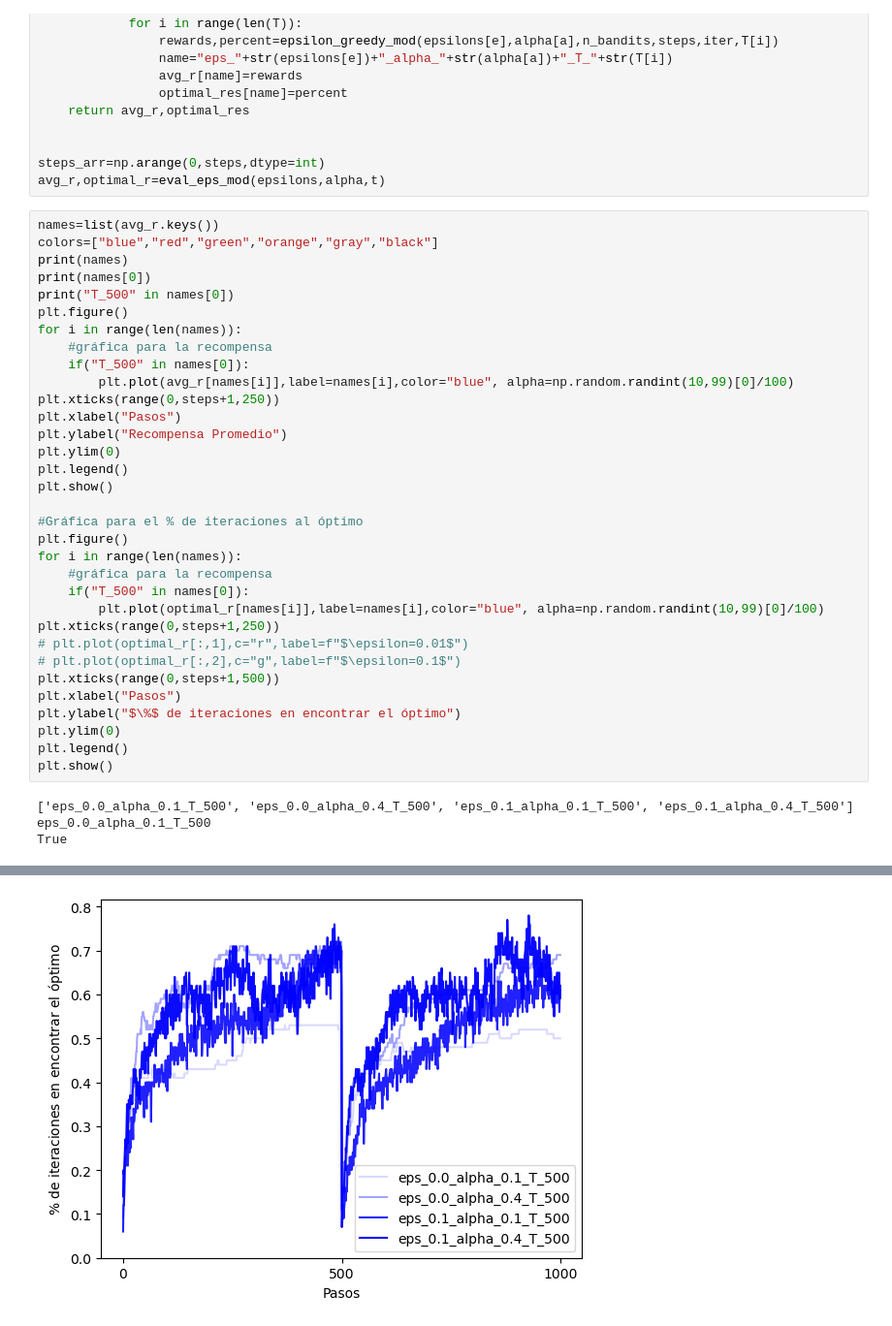
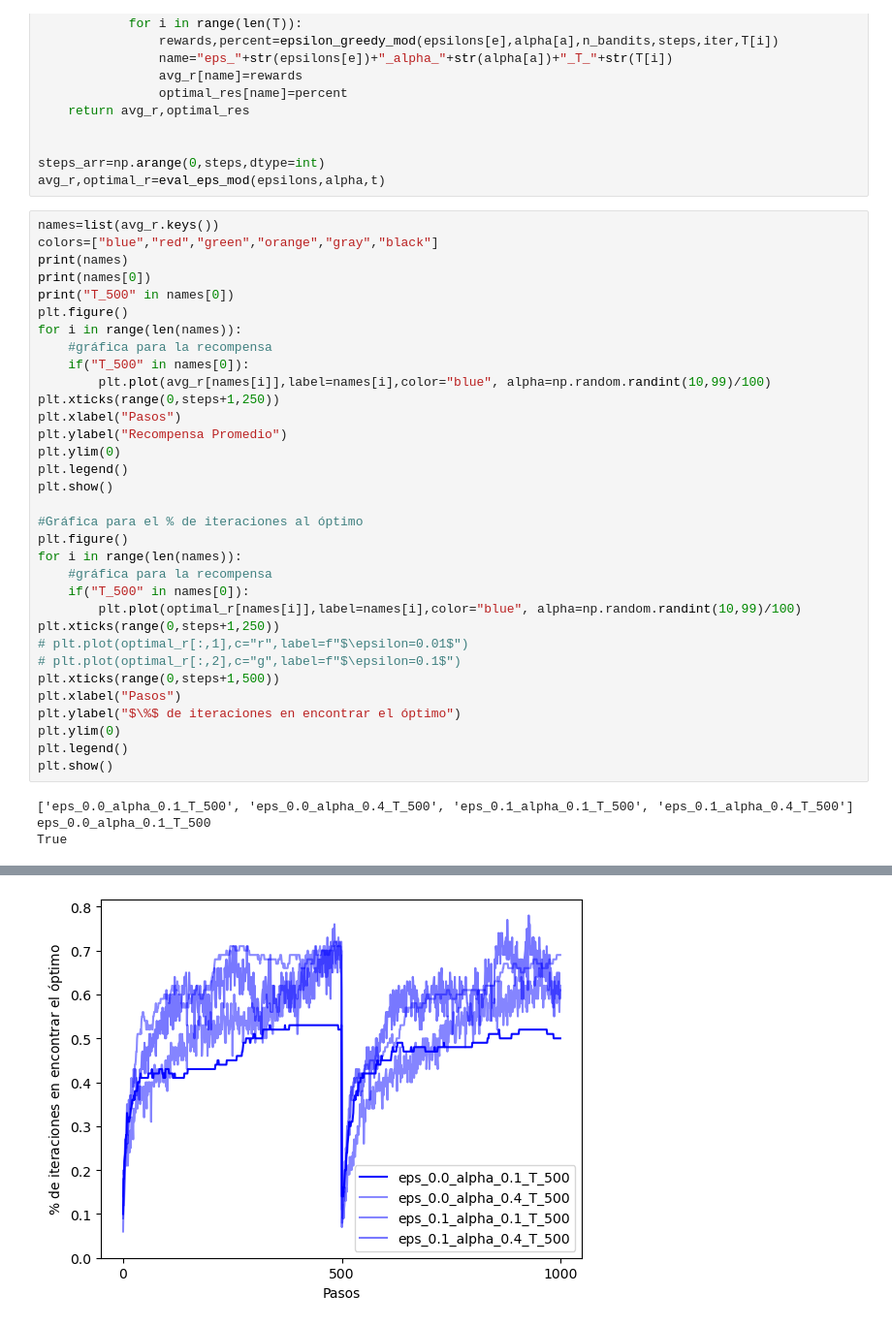
Before and after one commit to wilmarc/Reinforcement-Learning, a Jupyter notebook: hw1-wacg/Tarea1_wacg.ipynb, the cells around one changed output, grey strips where cells are left out. Shown: that part at 97% size. Cells and saved outputs as stored; diff of their text form.

```diff
--- a/hw1-wacg/Tarea1_wacg.ipynb
+++ b/hw1-wacg/Tarea1_wacg.ipynb
@@ -384,7 +384,7 @@ plt.figure()
 for i in range(len(names)):
     #gráfica para la recompensa
     if("T_500" in names[0]):
-        plt.plot(avg_r[names[i]],label=names[i],color="blue", alpha=np.random.randint(10,99)[0]/100)
+        plt.plot(avg_r[names[i]],label=names[i],color="blue", alpha=np.random.randint(10,99)/100)
 plt.xticks(range(0,steps+1,250))
 plt.xlabel("Pasos")
 plt.ylabel("Recompensa Promedio")
@@ -397,7 +397,7 @@ plt.figure()
 for i in range(len(names)):
     #gráfica para la recompensa
     if("T_500" in names[0]):
-        plt.plot(optimal_r[names[i]],label=names[i],color="blue", alpha=np.random.randint(10,99)[0]/100)
+        plt.plot(optimal_r[names[i]],label=names[i],color="blue", alpha=np.random.randint(10,99)/100)
 plt.xticks(range(0,steps+1,250))
 # plt.plot(optimal_r[:,1],c="r",label=f"$\epsilon=0.01$")
 # plt.plot(optimal_r[:,2],c="g",label=f"$\epsilon=0.1$")
@@ -415 +415 @@ True
-[figure, old version]
+[figure, new version]
```
Also changed, not shown: parts of 1 cell of this notebook.
